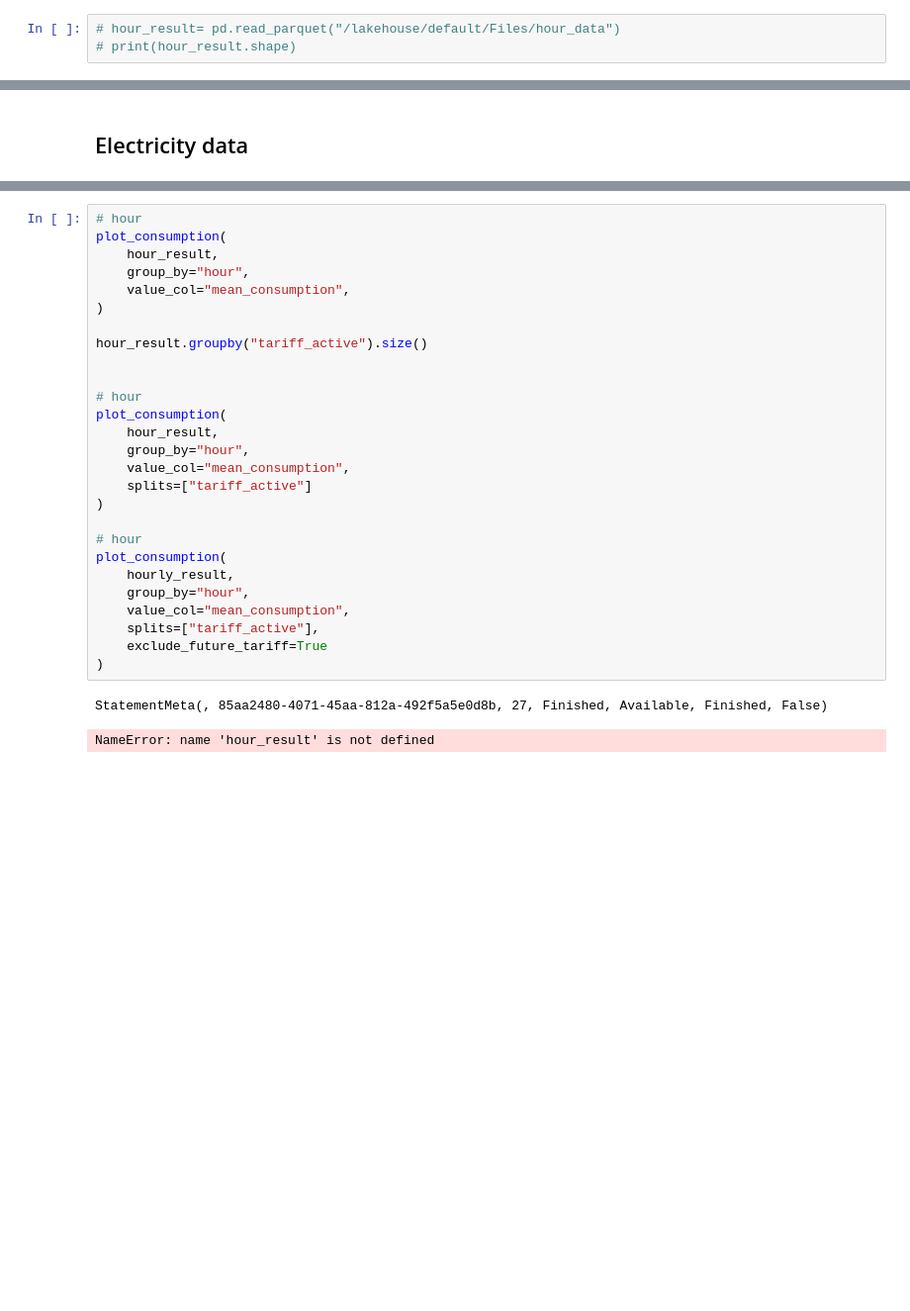
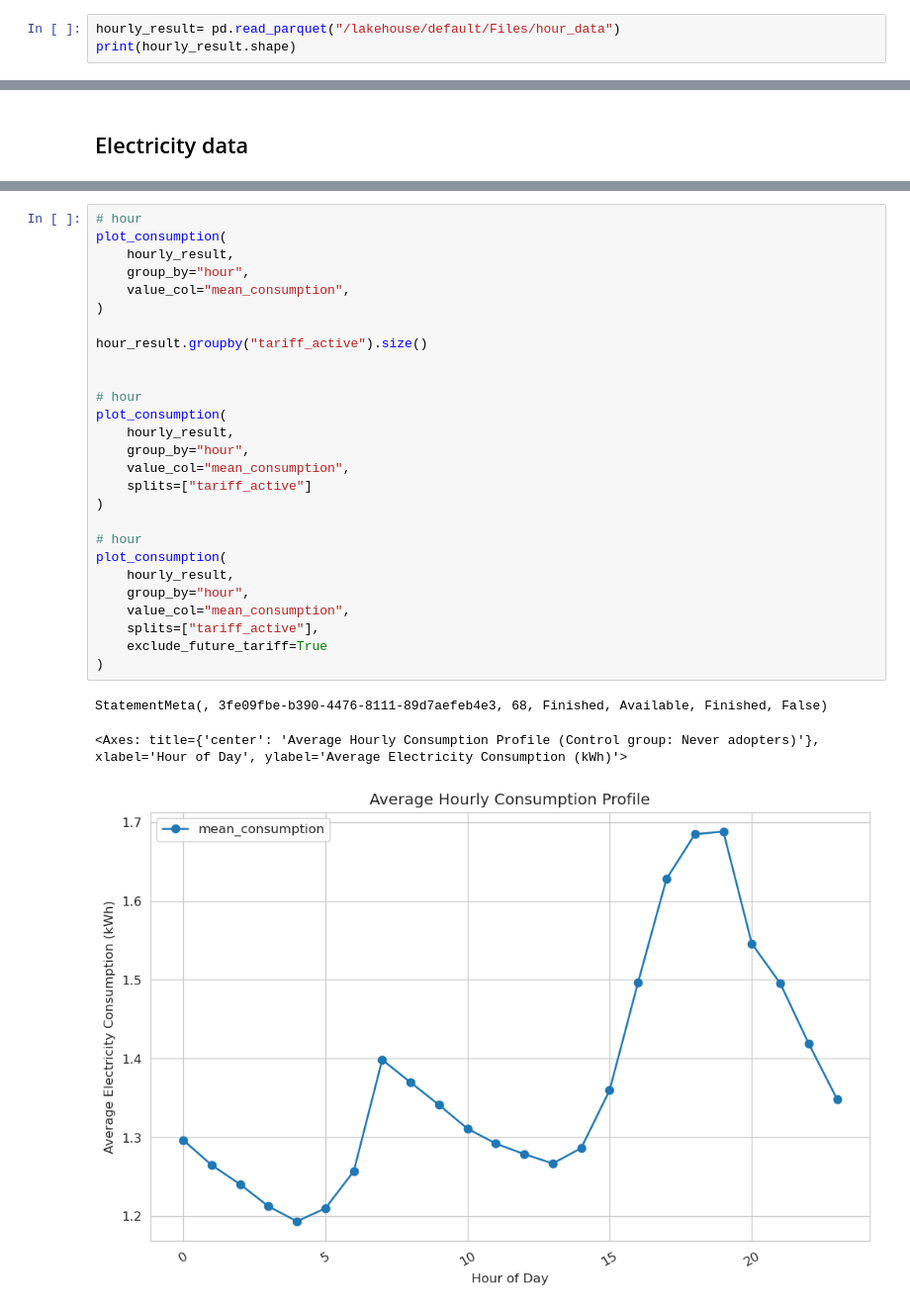
Before and after one commit to edogawa-liang/tariff-spark-rewrite, a Jupyter notebook: eda_spark.ipynb, the cells around one changed output, grey strips where cells are left out. Shown at 99% size. Drawn from its saved outputs; the diff is of its cells as text; blank space fills up the shorter version.

```diff
--- a/eda_spark.ipynb
+++ b/eda_spark.ipynb
@@ -40,3 +77,3 @@ tariff_data = tariff_df.toPandas()
 # %%
-# hour_result= pd.read_parquet("/lakehouse/default/Files/hour_data")
-# print(hour_result.shape)
+hourly_result= pd.read_parquet("/lakehouse/default/Files/hour_data")
+print(hourly_result.shape)
@@ -112,30 +158,31 @@ StatementMeta(, 85aa2480-4071-45aa-812a-492f5a5e0d8b, 26, Finished, Available, F
 # %%
 # hour
 plot_consumption(
-    hour_result,
+    hourly_result,
     group_by="hour",
     value_col="mean_consumption",
 )
 
 hour_result.groupby("tariff_active").size()
 
 
 # hour
 plot_consumption(
-    hour_result,
+    hourly_result,
     group_by="hour",
     value_col="mean_consumption",
     splits=["tariff_active"]
 )
 
 # hour
 plot_consumption(
     hourly_result,
     group_by="hour",
     value_col="mean_consumption",
     splits=["tariff_active"],
     exclude_future_tariff=True
 )
 # %% [output]
-StatementMeta(, 85aa2480-4071-45aa-812a-492f5a5e0d8b, 27, Finished, Available, Finished, False)
+StatementMeta(, 3fe09fbe-b390-4476-8111-89d7aefeb4e3, 68, Finished, Available, Finished, False)
-NameError: name 'hour_result' is not defined
+<Axes: title={'center': 'Average Hourly Consumption Profile (Control group: Never adopters)'}, xlabel='Hour of Day', ylabel='Average Electricity Consumption (kWh)'>
+[figure, added]
```
Also changed, not shown: parts of 31 cells of this notebook, 1 other file.
